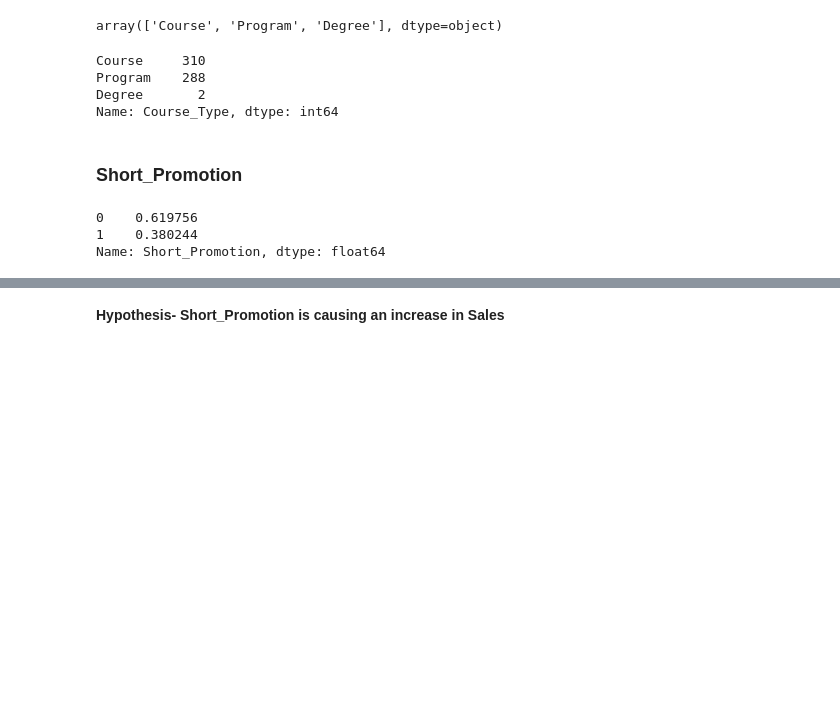
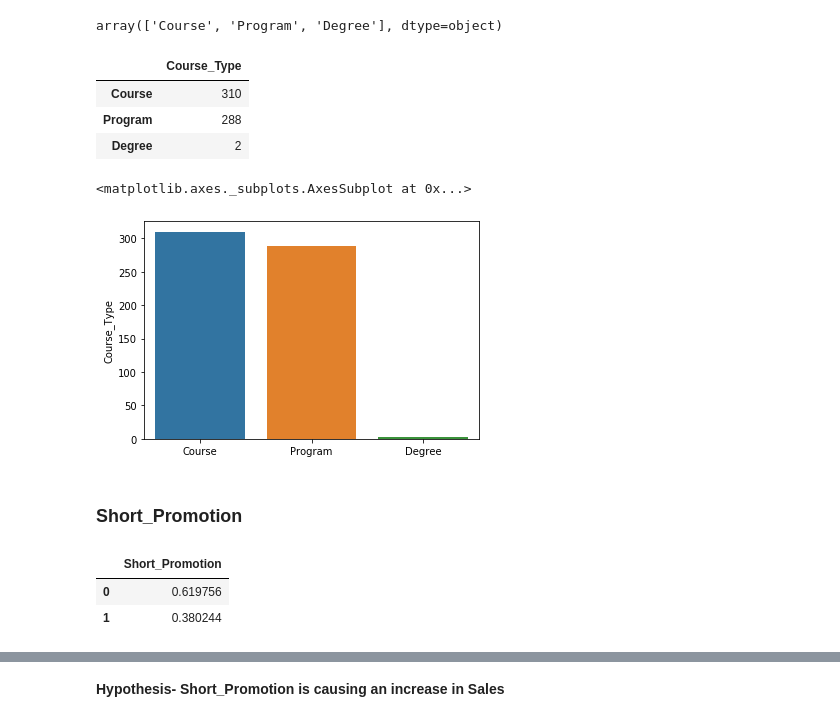
Before and after one commit to iasarthak/AV-Bootcamp-ML-Hackathon, a Jupyter notebook: EDA.ipynb, the cells around one changed output, grey strips where cells are left out. Saved outputs shown, nothing was run; the diff lists cells and outputs as text; code cells hidden in the pictures; blank space fills up the shorter version.

```diff
--- a/EDA.ipynb
+++ b/EDA.ipynb
@@ -342,17 +363,24 @@ train["Course_Type"].unique()
 # %% [output]
 array(['Course', 'Program', 'Degree'], dtype=object)
 # %%
-train.groupby("Course_ID")["Course_Type"].unique().apply(lambda x:x[0]).value_counts()
+arr=pd.DataFrame(train.groupby("Course_ID")["Course_Type"].unique().apply(lambda x:x[0]).value_counts())
+arr
 # %% [output]
-Course     310
-Program    288
-Degree       2
-Name: Course_Type, dtype: int64
+|  | Course_Type |
+| Course | 310 |
+| Program | 288 |
+| Degree | 2 |
+# %%
+sns.barplot(x=arr.index,y=arr["Course_Type"])
+# %% [output]
+<matplotlib.axes._subplots.AxesSubplot at 0x...>
+[figure, added]
 # %% [markdown]
 ### Short_Promotion
 # %%
-train["Short_Promotion"].value_counts(normalize=True)
+b=pd.DataFrame(train["Short_Promotion"].value_counts(normalize=True))
+b
 # %% [output]
-0    0.619756
-1    0.380244
-Name: Short_Promotion, dtype: float64
+|  | Short_Promotion |
+| 0 | 0.619756 |
+| 1 | 0.380244 |
```
Also changed, not shown: parts of 28 cells of this notebook, 3 other files.
